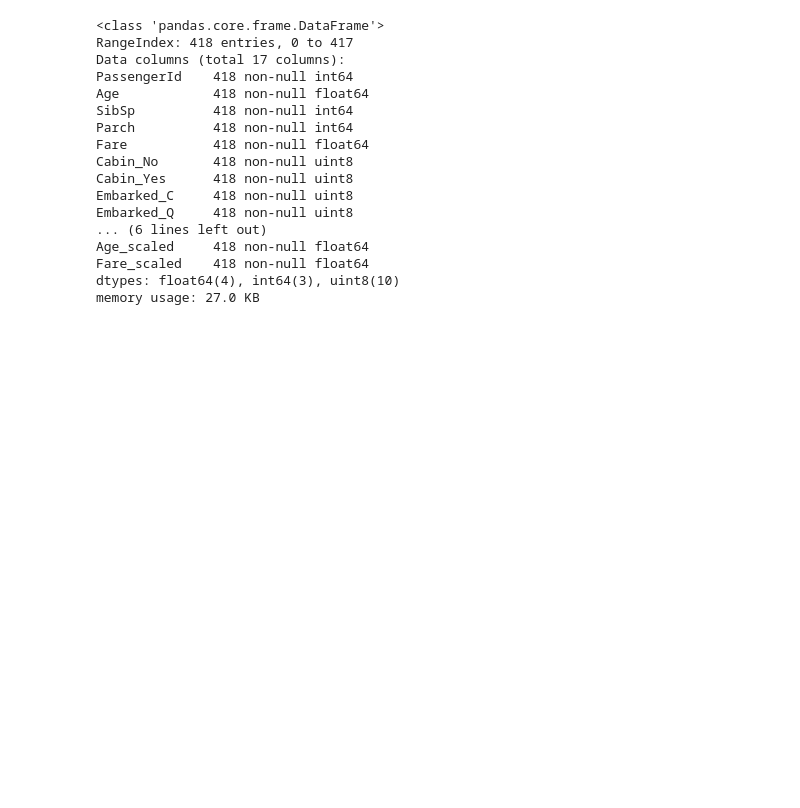
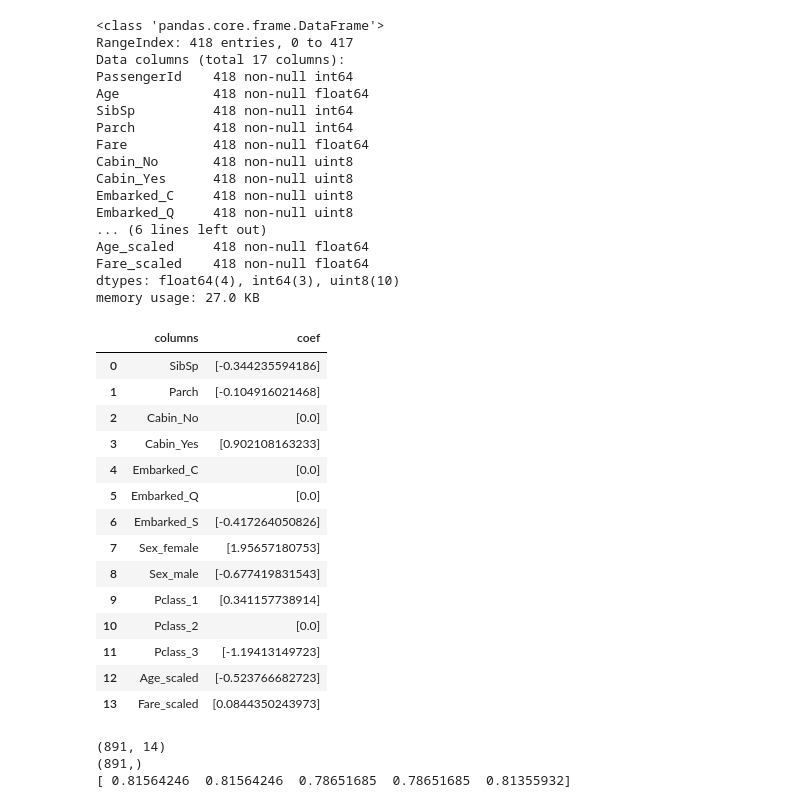
Before and after one commit to fly2mato/AIcompetition, a Jupyter notebook: Titanic/Untitled.ipynb, the cells around one changed output. Cells and saved outputs as stored; diff of their text form; code cells hidden in the pictures; blank space fills up the shorter version.

```diff
--- a/Titanic/Untitled.ipynb
+++ b/Titanic/Untitled.ipynb
@@ -283,3 +283,41 @@ predictions = clf.predict(test)
 predictions
 result = pd.DataFrame({'PassengerId':data_test['PassengerId'].as_matrix(), 'Survived':predictions.astype(np.int32)})
 result.to_csv("./logistic_regression_predictions.csv", index=False)
+# %%
+pd.DataFrame({'columns':list(train_df.columns[1:]), 'coef':list(clf.coef_.T)})
+# %% [output]
+|  | columns | coef |
+| 0 | SibSp | [-0.344235594186] |
+| 1 | Parch | [-0.104916021468] |
+| 2 | Cabin_No | [0.0] |
+| 3 | Cabin_Yes | [0.902108163233] |
+| 4 | Embarked_C | [0.0] |
+| 5 | Embarked_Q | [0.0] |
+| 6 | Embarked_S | [-0.417264050826] |
+| 7 | Sex_female | [1.95657180753] |
+| 8 | Sex_male | [-0.677419831543] |
+| 9 | Pclass_1 | [0.341157738914] |
+| 10 | Pclass_2 | [0.0] |
+| 11 | Pclass_3 | [-1.19413149723] |
+| 12 | Age_scaled | [-0.523766682723] |
+| 13 | Fare_scaled | [0.0844350243973] |
+# %%
+#cross-validation
+#from sklearn.model_selection import cross_val_score
+
+#from sklearn import cross_validation
+from sklearn import model_selection
+
+#简单看看打分情况
+clf = linear_model.LogisticRegression(C=1.0, penalty='l1', tol=1e-6)
+all_data = df.filter(regex='Survived|Age_.*|SibSp|Parch|Fare_.*|Cabin_.*|Embarked_.*|Sex_.*|Pclass_.*')
+X = all_data.values[:,1:]
+y = all_data.values[:,0]
+
+print(X.shape)
+print(y.shape)
+print(model_selection.cross_val_score(clf, X, y, cv=5))
+# %% [output]
+(891, 14)
+(891,)
+[ 0.81564246  0.81564246  0.78651685  0.78651685  0.81355932]
```
Also changed, not shown: parts of 6 cells of this notebook, 3 other files.
